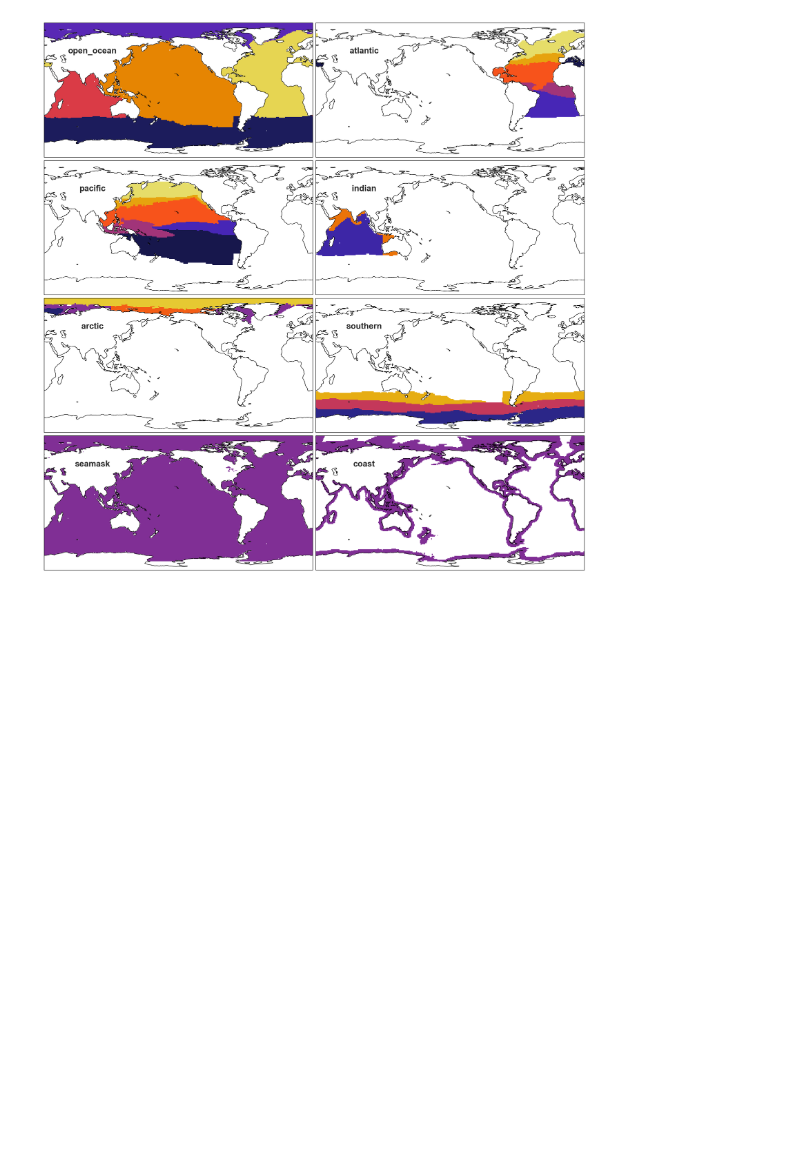
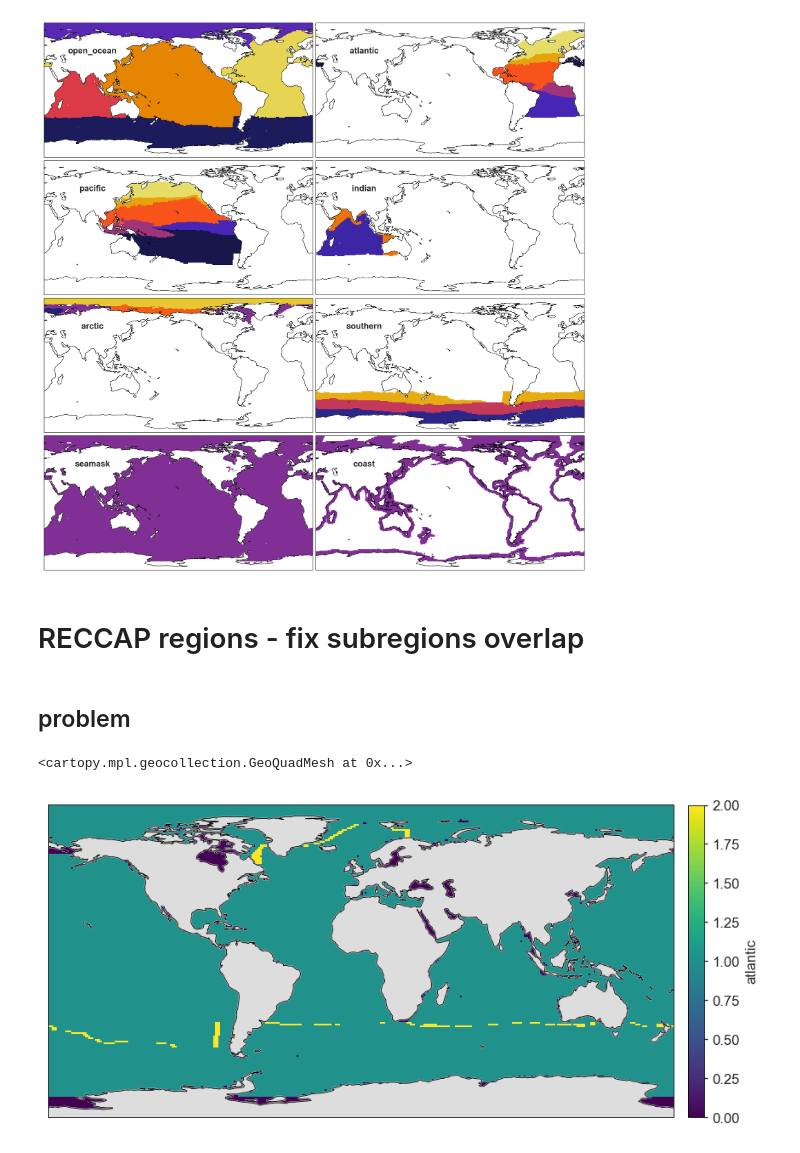
Before and after one commit to RECCAP2-ocean/R2-shared-resources, a Jupyter notebook: notebooks/reccap2-regions.ipynb, the cells around one changed output. Drawn from its saved outputs; the diff is of its cells as text; code cells hidden in the pictures; blank space fills up the shorter version.

Commit message:
updated mask due to subregion mask overlap

```diff
--- a/notebooks/reccap2-regions.ipynb
+++ b/notebooks/reccap2-regions.ipynb
@@ -120,3 +120,5 @@ fig.subplots_adjust(left=0, right=1, bottom=0, top=1, hspace=0.025, wspace=0.006
 fig.savefig(f'../img/{sname}.pdf', bbox_inches='tight', dpi=200)
 # %% [output]
 [figure]
+# %% [markdown]
+# RECCAP regions - fix subregions overlap
@@ -122,0 +129,13 @@ fig.savefig(f'../img/{sname}.pdf', bbox_inches='tight', dpi=200)
+# %%
+url = (
+    "https://github.com/RECCAP2-ocean/R2-shared-resources/raw"
+    "/master/data/regions/RECCAP2_region_masks_all_v20210412.nc")
+mask = xr.open_dataset(fsspec.open(url).open())
+# %% [markdown]
+## problem
+# %%
+names = [s.split('.')[1].lower() for s in mask.open_ocean.region_names.split(',')]
+xr.concat([(mask[r] > 0).astype(int) for r in names], 'regions').sum('regions').map(robust=False)
+# %% [output]
+<cartopy.mpl.geocollection.GeoQuadMesh at 0x...>
+[figure, added]
```
Also changed, not shown: parts of 4 cells of this notebook, 1 other file.
